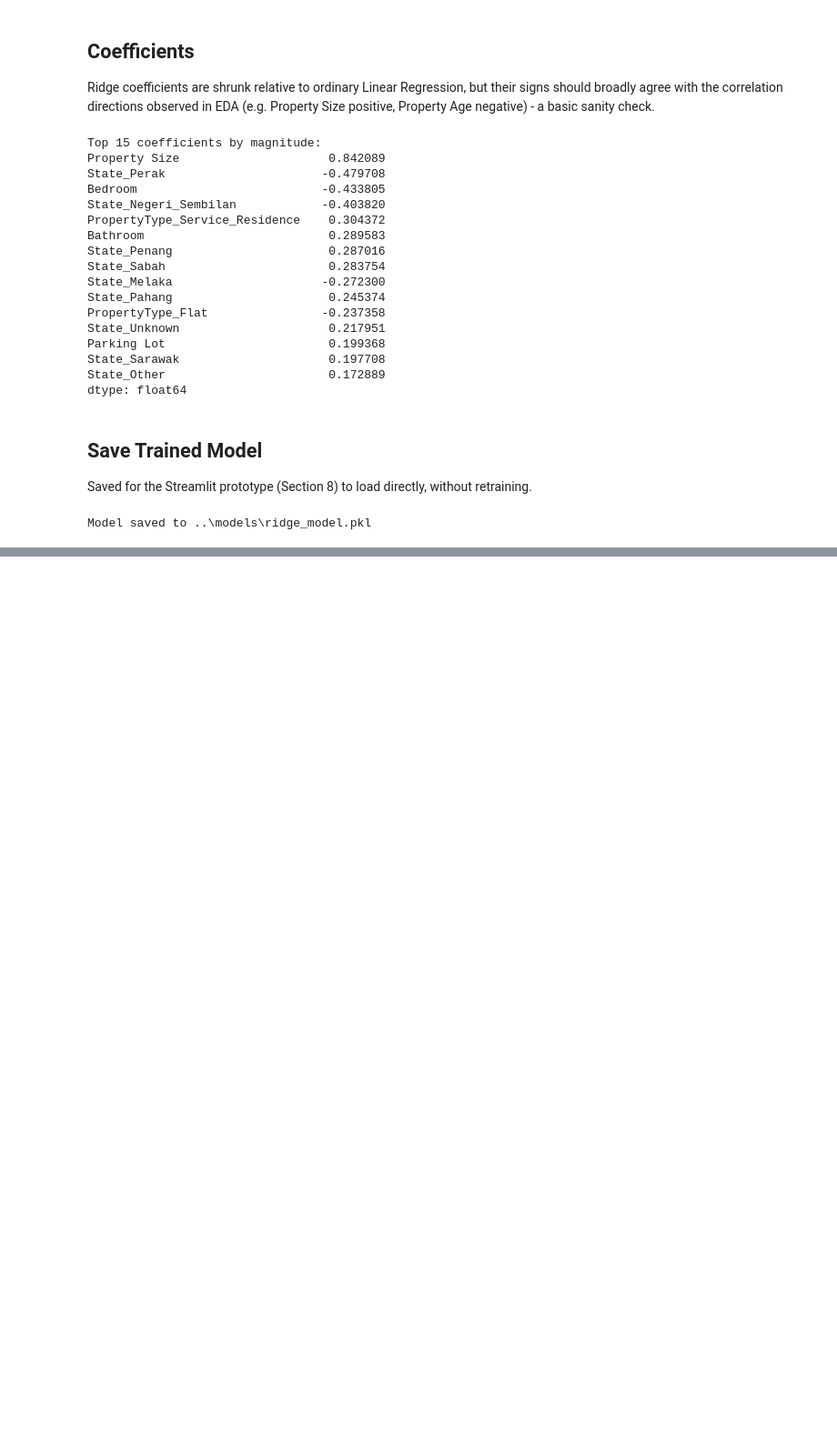
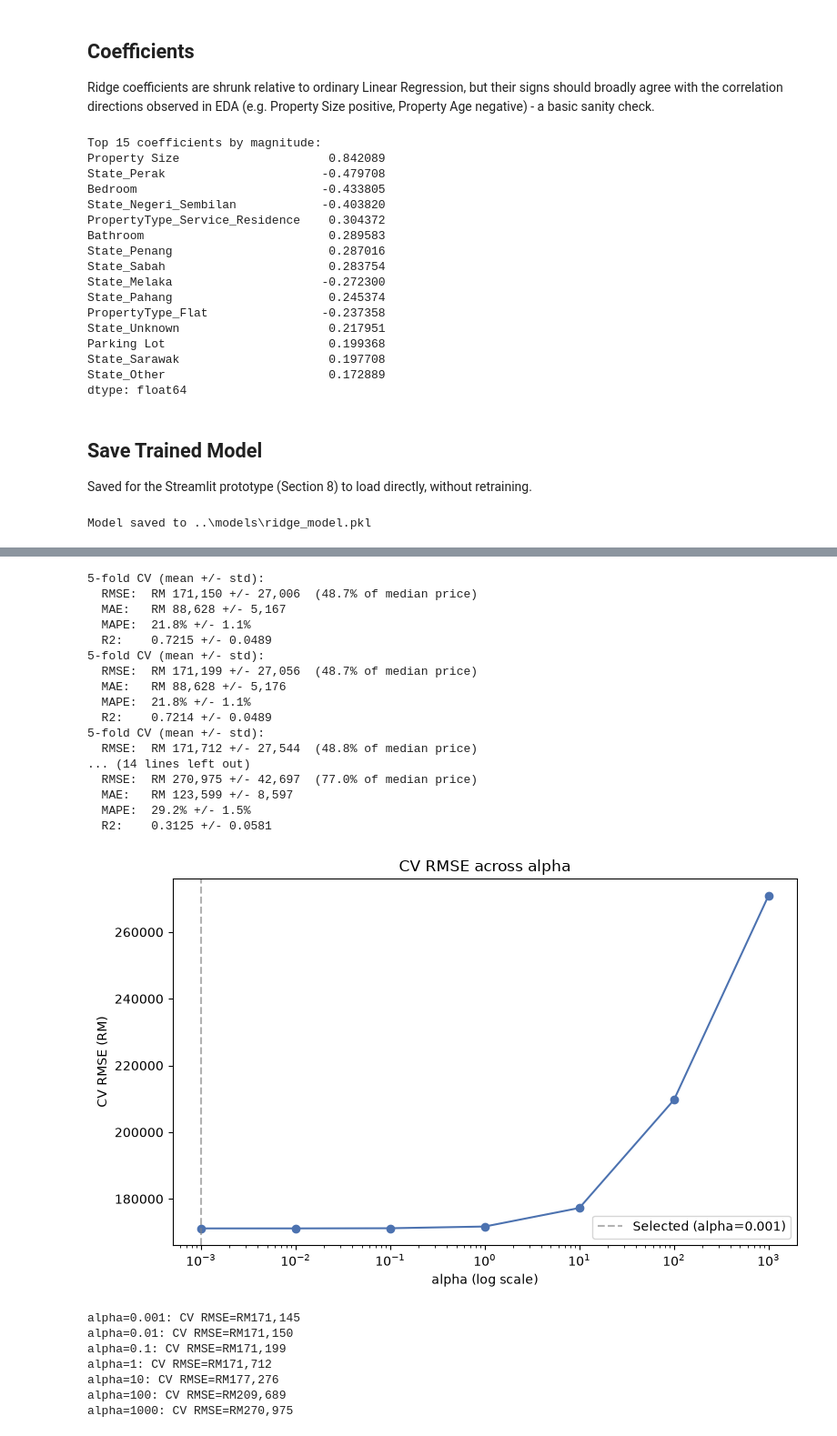
Before and after one commit to Lowzh5/Malaysian-Condominium-Prices-Data, a Jupyter notebook: src/model_ridge.ipynb, the cells around one changed output, grey strips where cells are left out. Shown at 91% size. Cells and saved outputs as stored; diff of their text form; code cells hidden in the pictures; blank space fills up the shorter version.

Commit message:
ridge visualization

```diff
--- a/src/model_ridge.ipynb
+++ b/src/model_ridge.ipynb
@@ -158,0 +162,53 @@ Model saved to ..\models\ridge_model.pkl
+# %%
+import matplotlib.pyplot as plt
+
+best = bayes_search.best_params_
+alpha_candidates = sorted({0.001, 0.01, 0.1, 1, 10, 100, 1000, best["alpha"]})
+cv_rmse_by_alpha = []
+
+for a in alpha_candidates:
+    if a == best["alpha"]:
+        cv_rmse_by_alpha.append(cv_results["mean"]["RMSE"])
+        continue
+    cv = cross_validate_model(Ridge(alpha=a), X_train, y_train, n_splits=5)
+    cv_rmse_by_alpha.append(cv["mean"]["RMSE"])
+
+plt.figure(figsize=(8, 5))
+plt.plot(alpha_candidates, cv_rmse_by_alpha, marker="o", color="#4c72b0")
+plt.axvline(x=best["alpha"], color="grey", linestyle="--", alpha=0.6, label=f"Selected (alpha={best['alpha']})")
+plt.xscale("log")
+plt.xlabel("alpha (log scale)")
+plt.ylabel("CV RMSE (RM)")
+plt.title("CV RMSE across alpha")
+plt.legend()
+plt.tight_layout()
+plt.show()
+
+for a, r in zip(alpha_candidates, cv_rmse_by_alpha):
+    print(f"alpha={a}: CV RMSE=RM{r:,.0f}")
+# %% [output]
+5-fold CV (mean +/- std):
+  RMSE:  RM 171,150 +/- 27,006  (48.7% of median price)
+  MAE:   RM 88,628 +/- 5,167
+  MAPE:  21.8% +/- 1.1%
+  R2:    0.7215 +/- 0.0489
+5-fold CV (mean +/- std):
+  RMSE:  RM 171,199 +/- 27,056  (48.7% of median price)
+  MAE:   RM 88,628 +/- 5,176
+  MAPE:  21.8% +/- 1.1%
+  R2:    0.7214 +/- 0.0489
+5-fold CV (mean +/- std):
+  RMSE:  RM 171,712 +/- 27,544  (48.8% of median price)
+... (14 lines left out)
+  RMSE:  RM 270,975 +/- 42,697  (77.0% of median price)
+  MAE:   RM 123,599 +/- 8,597
+  MAPE:  29.2% +/- 1.5%
+  R2:    0.3125 +/- 0.0581
+[figure, added]
+alpha=0.001: CV RMSE=RM171,145
+alpha=0.01: CV RMSE=RM171,150
+alpha=0.1: CV RMSE=RM171,199
+alpha=1: CV RMSE=RM171,712
+alpha=10: CV RMSE=RM177,276
+alpha=100: CV RMSE=RM209,689
+alpha=1000: CV RMSE=RM270,975
```
Also changed, not shown: parts of 1 cell of this notebook.
